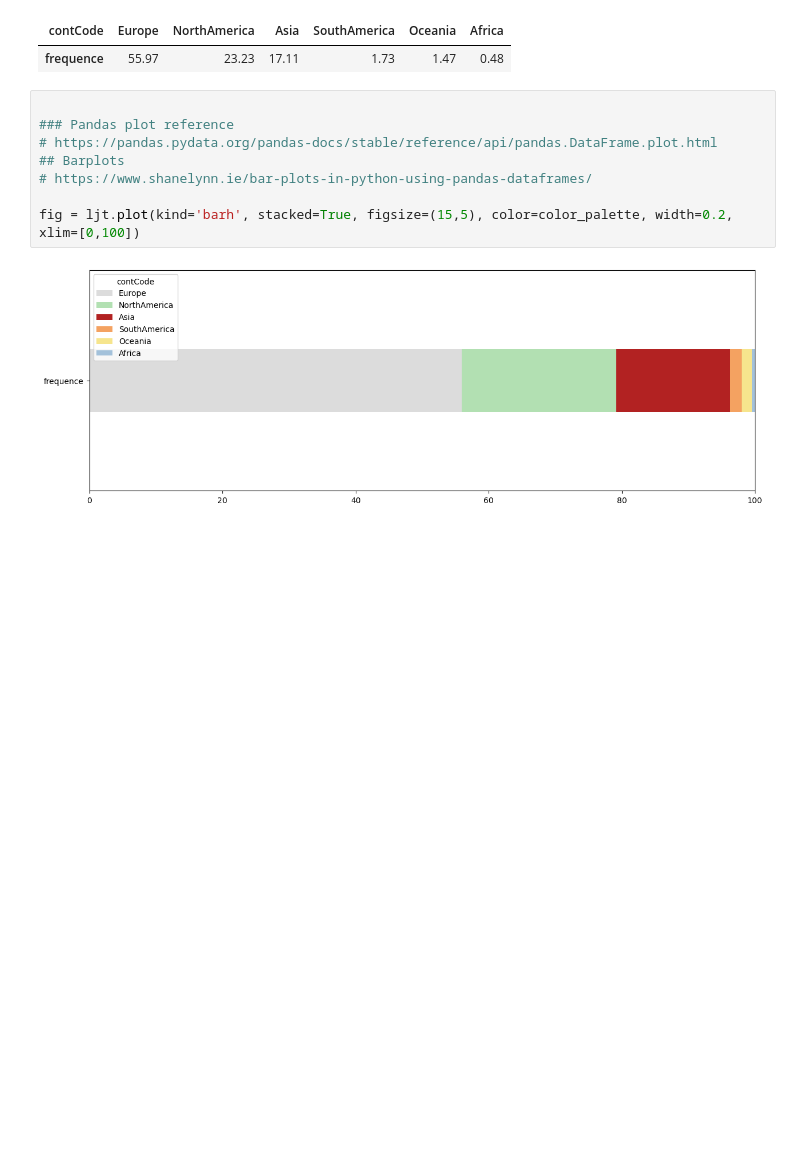
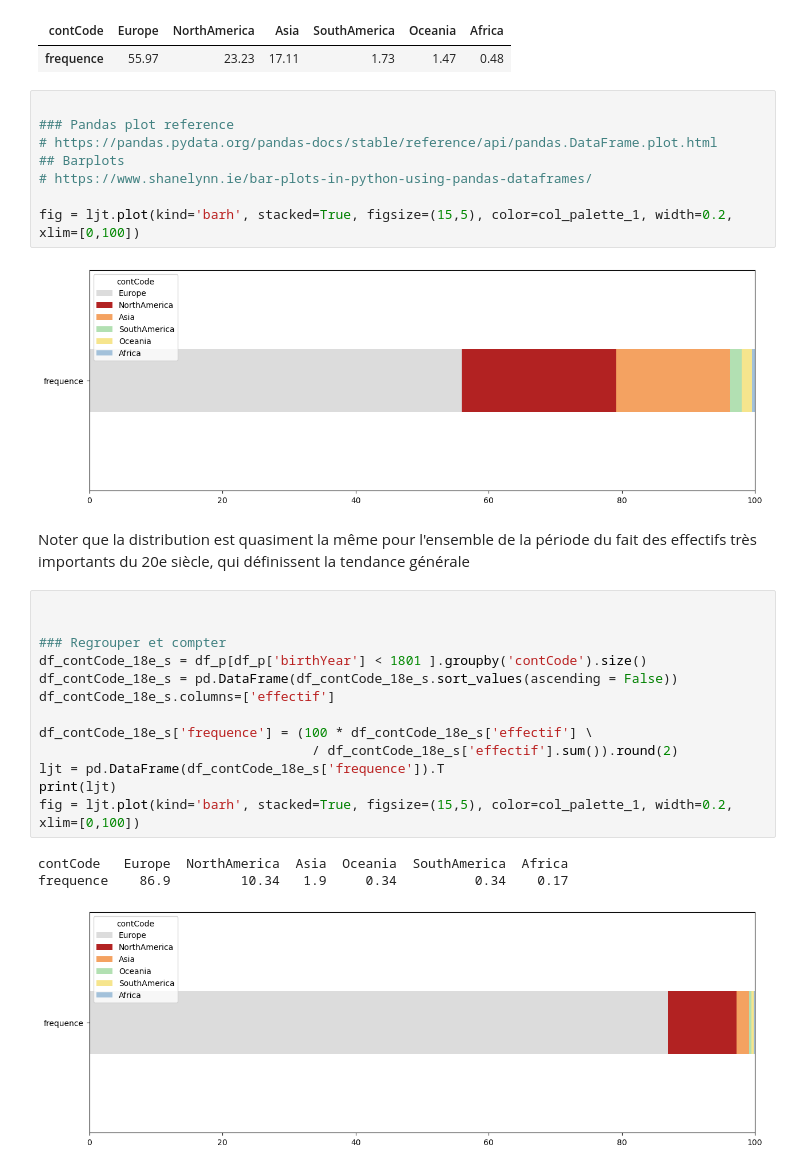
Before and after one commit to Chiodo53/astronomers, a Jupyter notebook: notebooks_jupyter/wikidata_exploration/wdt_distribution_continents_triplestore.ipynb, the cells around one changed output. Cells and saved outputs as stored; diff of their text form; blank space fills up the shorter version.

Commit message:
distributions

```diff
--- a/notebooks_jupyter/wikidata_exploration/wdt_distribution_continents_triplestore.ipynb
+++ b/notebooks_jupyter/wikidata_exploration/wdt_distribution_continents_triplestore.ipynb
@@ -359,6 +369,25 @@ ljt
 ## Barplots
 # https://www.shanelynn.ie/bar-plots-in-python-using-pandas-dataframes/
 
-fig = ljt.plot(kind='barh', stacked=True, figsize=(15,5), color=color_palette, width=0.2, xlim=[0,100])
+fig = ljt.plot(kind='barh', stacked=True, figsize=(15,5), color=col_palette_1, width=0.2, xlim=[0,100])
 # %% [output]
-[figure, old version]
+[figure, new version]
+# %% [markdown]
+Noter que la distribution est quasiment la même pour l'ensemble de la période du fait des effectifs très importants du 20e siècle, qui définissent la tendance générale
+# %%
+
+
+### Regrouper et compter
+df_contCode_18e_s = df_p[df_p['birthYear'] < 1801 ].groupby('contCode').size()
+df_contCode_18e_s = pd.DataFrame(df_contCode_18e_s.sort_values(ascending = False))
+df_contCode_18e_s.columns=['effectif']
+
+df_contCode_18e_s['frequence'] = (100 * df_contCode_18e_s['effectif'] \
+                                   / df_contCode_18e_s['effectif'].sum()).round(2)
+ljt = pd.DataFrame(df_contCode_18e_s['frequence']).T
+print(ljt)
+fig = ljt.plot(kind='barh', stacked=True, figsize=(15,5), color=col_palette_1, width=0.2, xlim=[0,100])
+# %% [output]
+contCode   Europe  NorthAmerica  Asia  Oceania  SouthAmerica  Africa
+frequence    86.9         10.34   1.9     0.34          0.34    0.17
+[figure, added]
```
Also changed, not shown: parts of 5 cells of this notebook.
